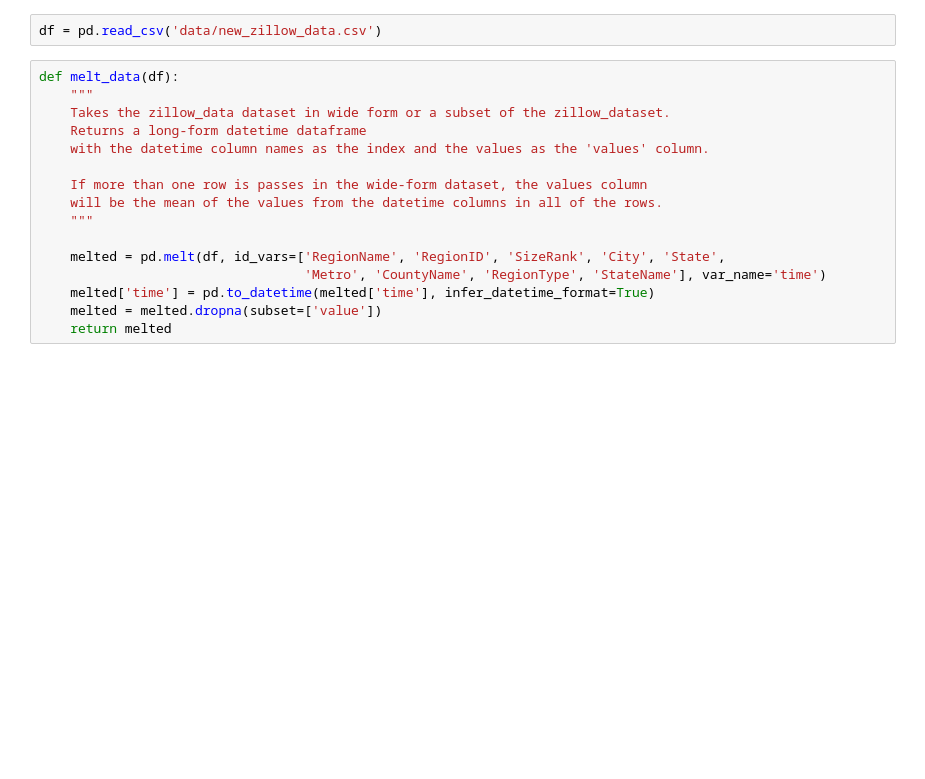
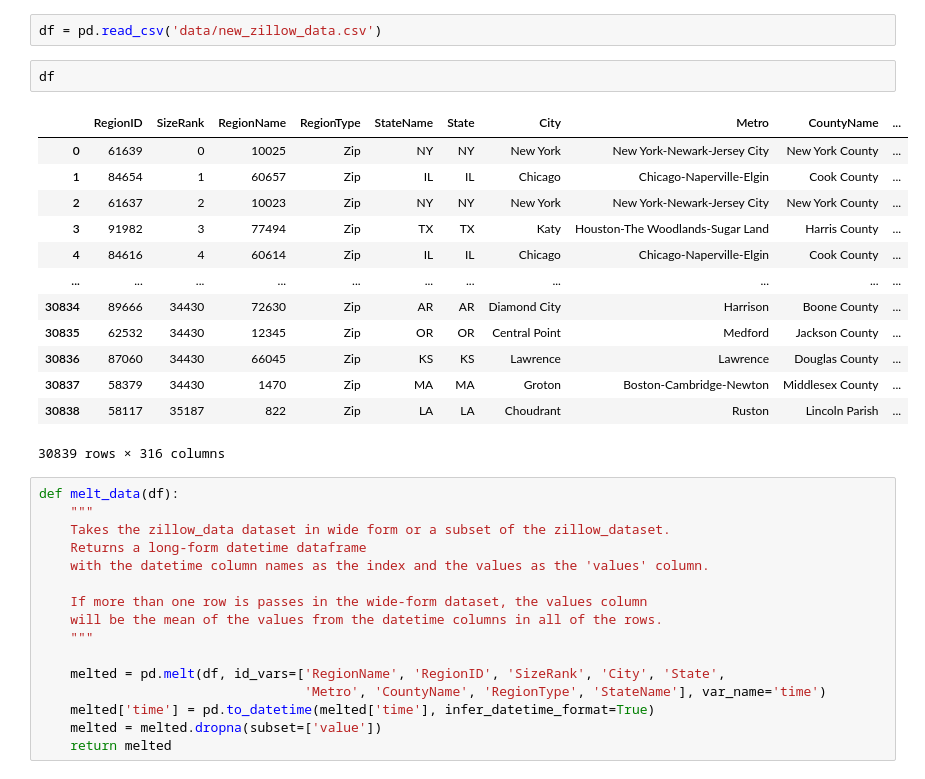
Before and after one commit to fivearm/Phase_4_Project, a Jupyter notebook: Jacksonville_NC_28546.ipynb, the cells around one changed output. Drawn from its saved outputs; the diff is of its cells as text; blank space fills up the shorter version.

```diff
--- a/Jacksonville_NC_28546.ipynb
+++ b/Jacksonville_NC_28546.ipynb
@@ -25,6 +25,22 @@ warnings.filterwarnings('ignore')
 plt.style.use('fivethirtyeight')
 # %%
 df = pd.read_csv('data/new_zillow_data.csv')
+# %%
+df
+# %% [output]
+|  | RegionID | SizeRank | RegionName | RegionType | StateName | State | City | Metro | CountyName | ... |
+| 0 | 61639 | 0 | 10025 | Zip | NY | NY | New York | New York-Newark-Jersey City | New York County | ... |
+| 1 | 84654 | 1 | 60657 | Zip | IL | IL | Chicago | Chicago-Naperville-Elgin | Cook County | ... |
+| 2 | 61637 | 2 | 10023 | Zip | NY | NY | New York | New York-Newark-Jersey City | New York County | ... |
+| 3 | 91982 | 3 | 77494 | Zip | TX | TX | Katy | Houston-The Woodlands-Sugar Land | Harris County | ... |
+| 4 | 84616 | 4 | 60614 | Zip | IL | IL | Chicago | Chicago-Naperville-Elgin | Cook County | ... |
+| ... | ... | ... | ... | ... | ... | ... | ... | ... | ... | ... |
+| 30834 | 89666 | 34430 | 72630 | Zip | AR | AR | Diamond City | Harrison | Boone County | ... |
+| 30835 | 62532 | 34430 | 12345 | Zip | OR | OR | Central Point | Medford | Jackson County | ... |
+| 30836 | 87060 | 34430 | 66045 | Zip | KS | KS | Lawrence | Lawrence | Douglas County | ... |
+| 30837 | 58379 | 34430 | 1470 | Zip | MA | MA | Groton | Boston-Cambridge-Newton | Middlesex County | ... |
+| 30838 | 58117 | 35187 | 822 | Zip | LA | LA | Choudrant | Ruston | Lincoln Parish | ... |
+30839 rows × 316 columns
 # %%
 def melt_data(df):
     """
```
Also changed, not shown: parts of 1 cell of this notebook, 1 other file.
